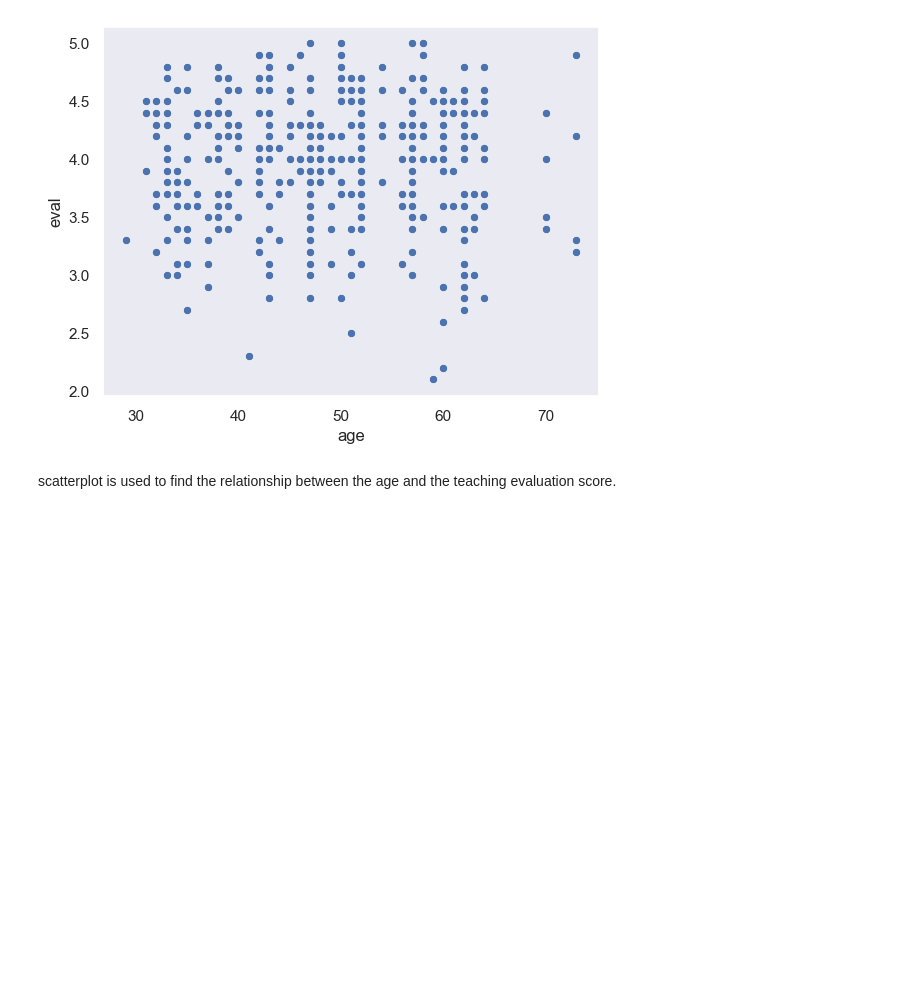
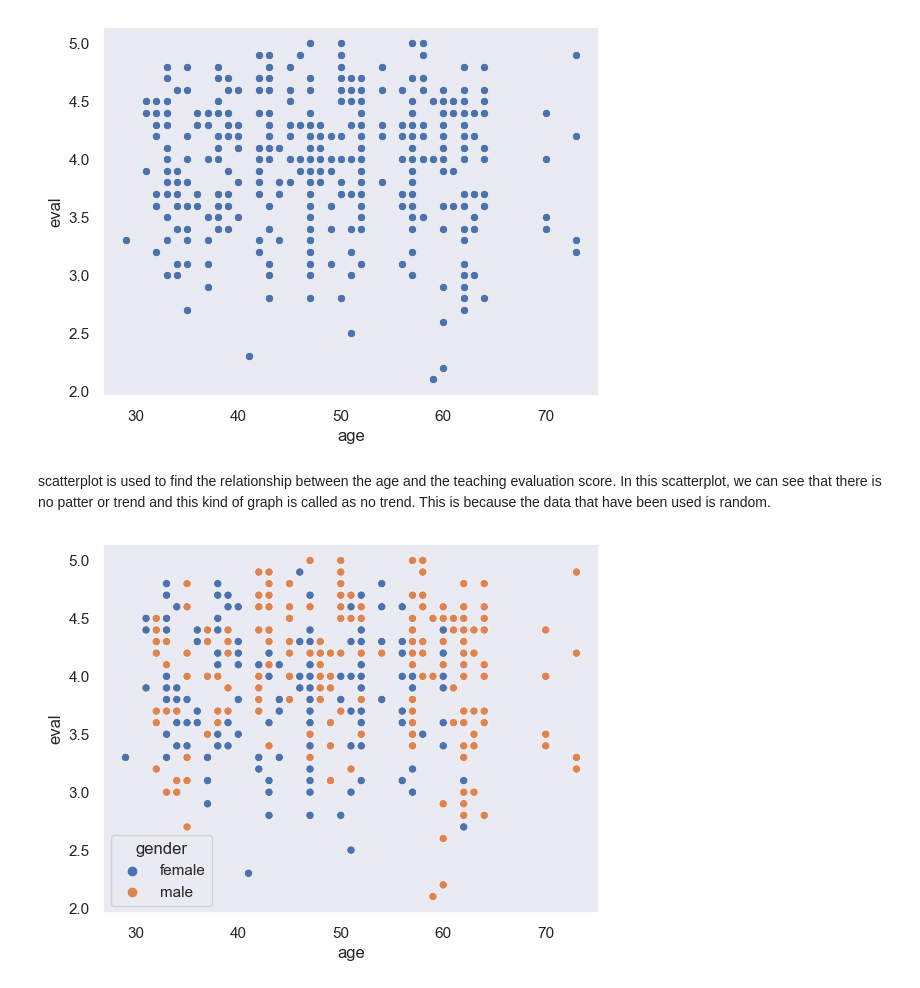
Before and after one commit to MrBinit/basic-of-data-analysis, a Jupyter notebook: data_visualization.ipynb, the cells around one changed output. Saved outputs shown, nothing was run; the diff lists cells and outputs as text; code cells hidden in the pictures; blank space fills up the shorter version.

```diff
--- a/data_visualization.ipynb
+++ b/data_visualization.ipynb
@@ -91,4 +71,8 @@ ax = sns.scatterplot(x = 'age', y = 'eval', data = df)
 # %% [output]
 [figure]
 # %% [markdown]
-scatterplot is used to find the relationship between the age and the teaching evaluation score.
+scatterplot is used to find the relationship between the age and the teaching evaluation score. In this scatterplot, we can see that there is no patter or trend and this kind of graph is called as no trend. This is because the data that have been used is random.
+# %%
+ax = sns.scatterplot(x = 'age', y = 'eval', hue = "gender", data = df )
+# %% [output]
+[figure, added]
```
Also changed, not shown: parts of 11 cells of this notebook.
